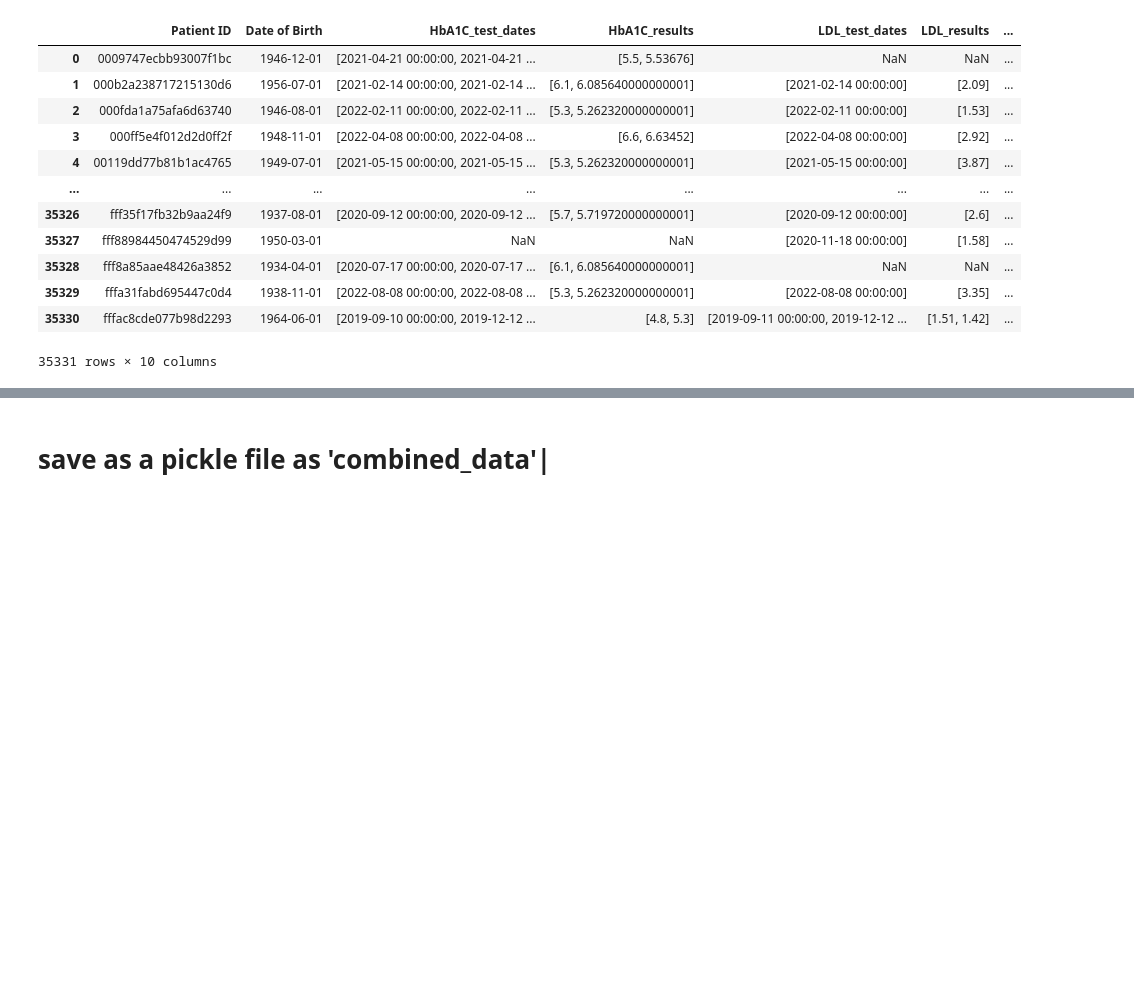
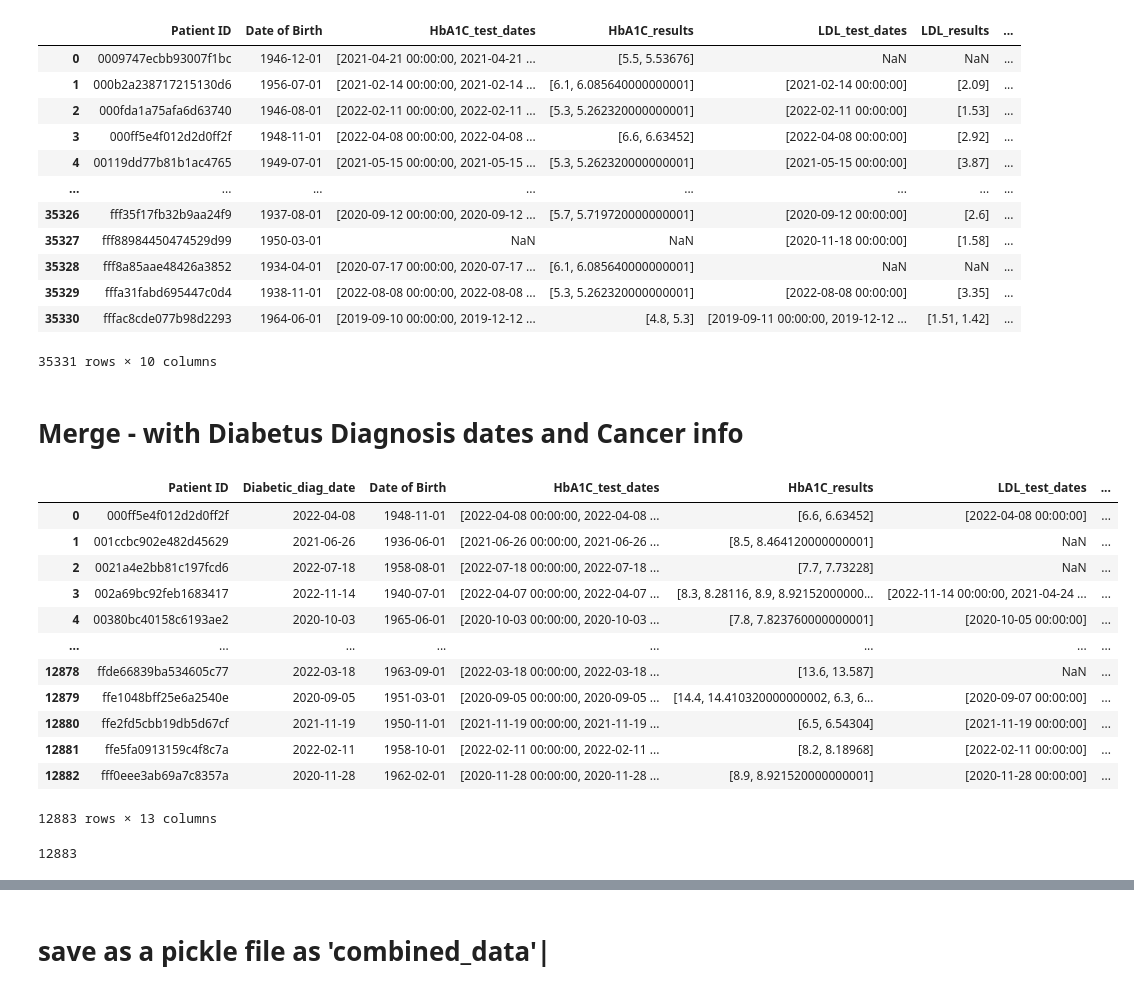
Before and after one commit to andrea-twl/DM-cancer-risk-validation, a Jupyter notebook: notebooks/03_data preprocessing.ipynb, the cells around one changed output, grey strips where cells are left out. Drawn from its saved outputs; the diff is of its cells as text; code cells hidden in the pictures; blank space fills up the shorter version.

Commit message:
add: dm processing data

```diff
--- a/notebooks/03_data preprocessing.ipynb
+++ b/notebooks/03_data preprocessing.ipynb
@@ -329,0 +345,3 @@ D_diag
+# %%
+first_high_hba1c = first_high_hba1c.drop(columns=['Unnamed: 0', 'Institution Code', 'Race', 'Date of Birth', 'Nationality', 'Lab Resulted Order Test Description', 'Result Value'])
+first_high_hba1c
@@ -496,9 +423,9 @@ sdf
 # %% [markdown]
 # Grouping of necessary data
 # %%
-diseases_data['date_result'] = list(zip(diseases_data['Specimen Received Date'], diseases_data['Result Value']))
+filtered_labs_df['date_result'] = list(zip(filtered_labs_df['Specimen Received Date'], filtered_labs_df['Result Value']))
 
-grouped_df = diseases_data.groupby(['Patient ID','Date of Birth','Lab Resulted Order Test Description'])['date_result'].agg(list)
+grouped_df = filtered_labs_df.groupby(['Patient ID','Date of Birth','Lab Resulted Order Test Description'])['date_result'].agg(list)
 
 final_df = grouped_df.unstack('Lab Resulted Order Test Description').reset_index().rename_axis(None, axis=1)
 # %%
@@ -583,8 +494,8 @@ final_df
 | 35330 | fffac8cde077b98d2293 | 1964-06-01 | NaN | [(2019-09-10 00:00:00, 4.8), (201... | [(2019-09-11 00:00:00, 1.51), (20... | [(2019-09-11 00:00:00, 0.35), (20... | [2019-09-10 00:00:00, 2019-12-12 ... | ... |
 35331 rows × 14 columns
 # %%
-ddf = final_df.drop(columns=['GLUCOSE FASTING','HBA1C','LDL-CHOLESTEROL','TRIGLYCERIDES'])
-ddf
+final_df = final_df.drop(columns=['GLUCOSE FASTING','HBA1C','LDL-CHOLESTEROL','TRIGLYCERIDES'])
+final_df
 # %% [output]
 |  | Patient ID | Date of Birth | HbA1C_test_dates | HbA1C_results | LDL_test_dates | LDL_results | ... |
 | 0 | 0009747ecbb93007f1bc | 1946-12-01 | [2021-04-21 00:00:00, 2021-04-21 ... | [5.5, 5.53676] | NaN | NaN | ... |
@@ -599,3 +510,30 @@ ddf
 | 35329 | fffa31fabd695447c0d4 | 1938-11-01 | [2022-08-08 00:00:00, 2022-08-08 ... | [5.3, 5.262320000000001] | [2022-08-08 00:00:00] | [3.35] | ... |
 | 35330 | fffac8cde077b98d2293 | 1964-06-01 | [2019-09-10 00:00:00, 2019-12-12 ... | [4.8, 5.3] | [2019-09-11 00:00:00, 2019-12-12 ... | [1.51, 1.42] | ... |
 35331 rows × 10 columns
+# %% [markdown]
+# Merge - with Diabetus Diagnosis dates and Cancer info
+# %%
+cols = final_df.columns
+# %%
+
+final_df = pd.merge(first_high_hba1c, final_df[cols], on= 'Patient ID', how='left')
+final_df = pd.merge(final_df, first_C_D[['Patient ID','Diagnosis Code (ICD10)','Cancer_diag_date']], on= 'Patient ID', how='left')
+final_df
+# %% [output]
+|  | Patient ID | Diabetic_diag_date | Date of Birth | HbA1C_test_dates | HbA1C_results | LDL_test_dates | ... |
+| 0 | 000ff5e4f012d2d0ff2f | 2022-04-08 | 1948-11-01 | [2022-04-08 00:00:00, 2022-04-08 ... | [6.6, 6.63452] | [2022-04-08 00:00:00] | ... |
+| 1 | 001ccbc902e482d45629 | 2021-06-26 | 1936-06-01 | [2021-06-26 00:00:00, 2021-06-26 ... | [8.5, 8.464120000000001] | NaN | ... |
+| 2 | 0021a4e2bb81c197fcd6 | 2022-07-18 | 1958-08-01 | [2022-07-18 00:00:00, 2022-07-18 ... | [7.7, 7.73228] | NaN | ... |
+| 3 | 002a69bc92feb1683417 | 2022-11-14 | 1940-07-01 | [2022-04-07 00:00:00, 2022-04-07 ... | [8.3, 8.28116, 8.9, 8.92152000000... | [2022-11-14 00:00:00, 2021-04-24 ... | ... |
+| 4 | 00380bc40158c6193ae2 | 2020-10-03 | 1965-06-01 | [2020-10-03 00:00:00, 2020-10-03 ... | [7.8, 7.823760000000001] | [2020-10-05 00:00:00] | ... |
+| ... | ... | ... | ... | ... | ... | ... | ... |
+| 12878 | ffde66839ba534605c77 | 2022-03-18 | 1963-09-01 | [2022-03-18 00:00:00, 2022-03-18 ... | [13.6, 13.587] | NaN | ... |
+| 12879 | ffe1048bff25e6a2540e | 2020-09-05 | 1951-03-01 | [2020-09-05 00:00:00, 2020-09-05 ... | [14.4, 14.410320000000002, 6.3, 6... | [2020-09-07 00:00:00] | ... |
+| 12880 | ffe2fd5cbb19db5d67cf | 2021-11-19 | 1950-11-01 | [2021-11-19 00:00:00, 2021-11-19 ... | [6.5, 6.54304] | [2021-11-19 00:00:00] | ... |
+| 12881 | ffe5fa0913159c4f8c7a | 2022-02-11 | 1958-10-01 | [2022-02-11 00:00:00, 2022-02-11 ... | [8.2, 8.18968] | [2022-02-11 00:00:00] | ... |
+| 12882 | fff0eee3ab69a7c8357a | 2020-11-28 | 1962-02-01 | [2020-11-28 00:00:00, 2020-11-28 ... | [8.9, 8.921520000000001] | [2020-11-28 00:00:00] | ... |
+12883 rows × 13 columns
+# %%
+final_df['Patient ID'].nunique()
+# %% [output]
+12883
```
Also changed, not shown: parts of 29 cells of this notebook, 1 other file.
